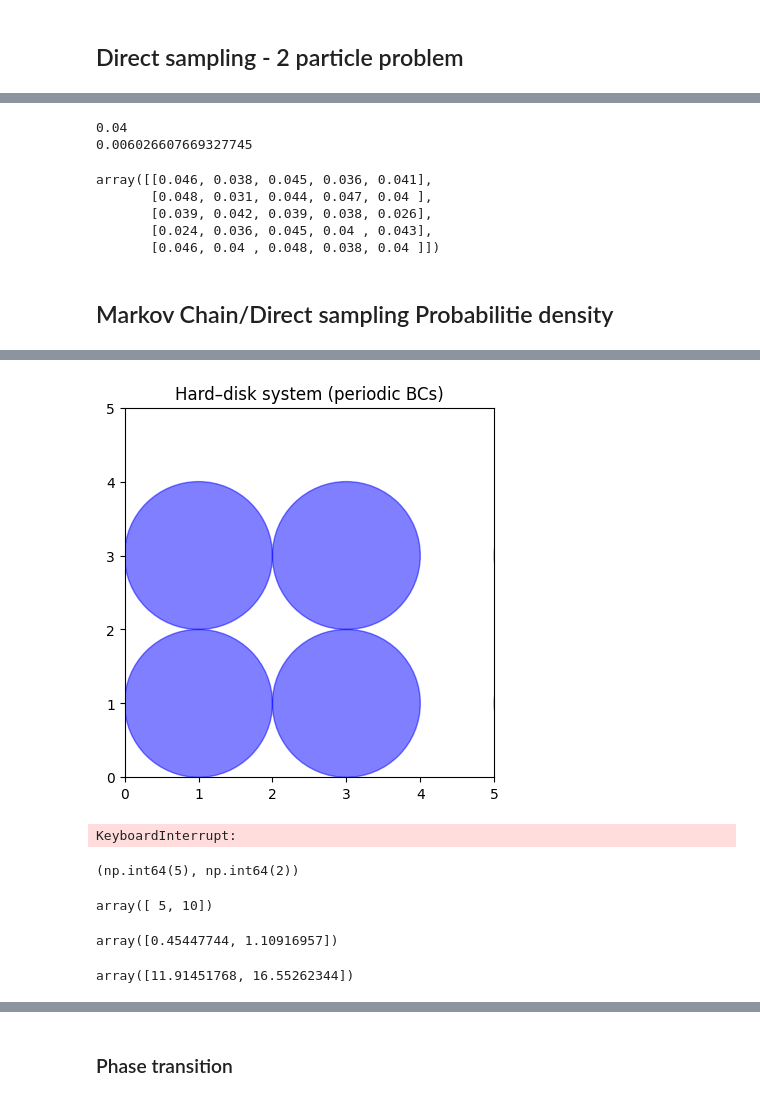
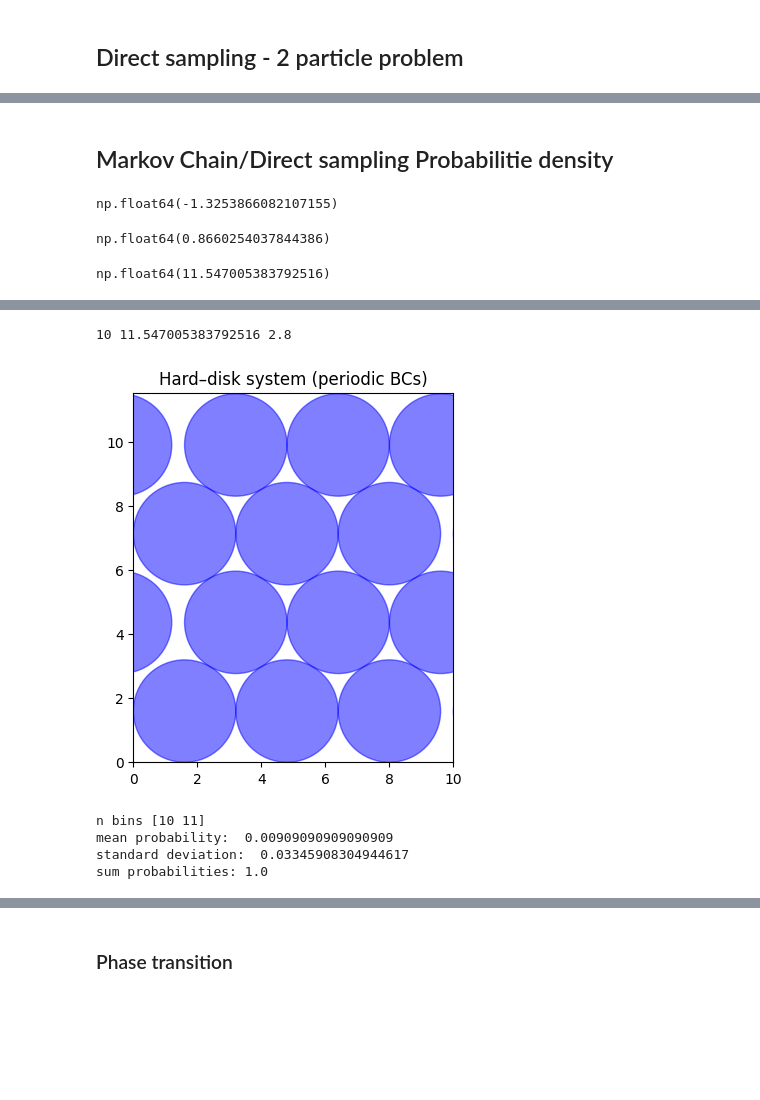
Before and after one commit to LuanMs1/tcc-markov-chain, a Jupyter notebook: hard_disck_periodic.ipynb, the cells around one changed output, grey strips where cells are left out. Saved outputs shown, nothing was run; the diff lists cells and outputs as text; code cells hidden in the pictures; blank space fills up the shorter version.

```diff
--- a/hard_disck_periodic.ipynb
+++ b/hard_disck_periodic.ipynb
@@ -261,25 +155,31 @@ for step in sim_run:
-# %%
-hist = sim_pd.normalize_results()
-print(hist.mean())
-print(hist.std())
-# %% [output]
-0.04
-0.006026607669327745
-# %%
-hist.round(3)
-# %% [output]
-array([[0.046, 0.038, 0.045, 0.036, 0.041],
-       [0.048, 0.031, 0.044, 0.047, 0.04 ],
-       [0.039, 0.042, 0.039, 0.038, 0.026],
-       [0.024, 0.036, 0.045, 0.04 , 0.043],
-       [0.046, 0.04 , 0.048, 0.038, 0.04 ]])
 # %% [markdown]
 ## Markov Chain/Direct sampling Probabilitie density
+# %%
+dy = np.sqrt(3)/2 * 2.8
+(1.4 + 3*dy) - 10
+# %% [output]
+np.float64(-1.3253866082107155)
+# %%
+(np.sqrt(3)/2)
+# %% [output]
+np.float64(0.8660254037844386)
+# %%
+Ly
+# %% [output]
+np.float64(11.547005383792516)
 # %%
-#Defining system
-box_size=5
-n_particles=4
-particle_radius=1
-sys = HDPeriodic(box_size=box_size,particle_radius=particle_radius,n_particles=n_particles,fast_initial=True)
+Lx = 10
+Ly = (2 / np.sqrt(3))*Lx
+box_dimension=np.array([Lx,Ly],dtype=float)
+n_particles=12
+particle_radius=1.6
+sys = HDPeriodic(
+    particle_radius=particle_radius,
+    n_particles=n_particles,
+    box_dimension=box_dimension,
+    initial_configuration_type='hexagonal_lattice'
+    # positions=positions
+)
+print(Lx,Ly, 2*1.4)
 sys.plot_system()
 # %% [output]
@@ -289,3 +190,4 @@ sys.plot_system()
+10 11.547005383792516 2.8
-[figure, old version]
+[figure, new version]
 # %%
 def run_simulation(sim,n_steps):
@@ -299,26 +204,10 @@ def run_simulation(sim,n_steps):
 # %%
 #defining markov chain simualtion
-n_steps=int(1e6)
-sim_mc = MarkovChain(system=deepcopy(sys),delta_x=10*particle_radius)
-run_simulation(sim_mc,n_steps)
+n_steps=int(1e7)
+sim_mc = MarkovChain(system=deepcopy(sys),delta_x=1*particle_radius)
+eval = run_simulation(sim_mc,n_steps)
 # %% [output]
-KeyboardInterrupt:
+n bins [10 11]
+mean probability:  0.00909090909090909
+standard deviation:  0.03345908304944617
+sum probabilities: 1.0
-# %%
-x,y = sys.rng.integers(0,[10,5],2)
-x,y
-# %% [output]
-(np.int64(5), np.int64(2))
-# %%
-test = np.array([10,20])
-r = 1
-test // (2*r)
-# %% [output]
-array([ 5, 10])
-# %%
-sys.rng.uniform(0,2,2)
-# %% [output]
-array([0.45447744, 1.10916957])
-# %%
-sys.rng.uniform([10,0],np.array([40,20]),2)
-# %% [output]
-array([11.91451768, 16.55262344])
```
Also changed, not shown: parts of 15 cells of this notebook, 4 other files.
